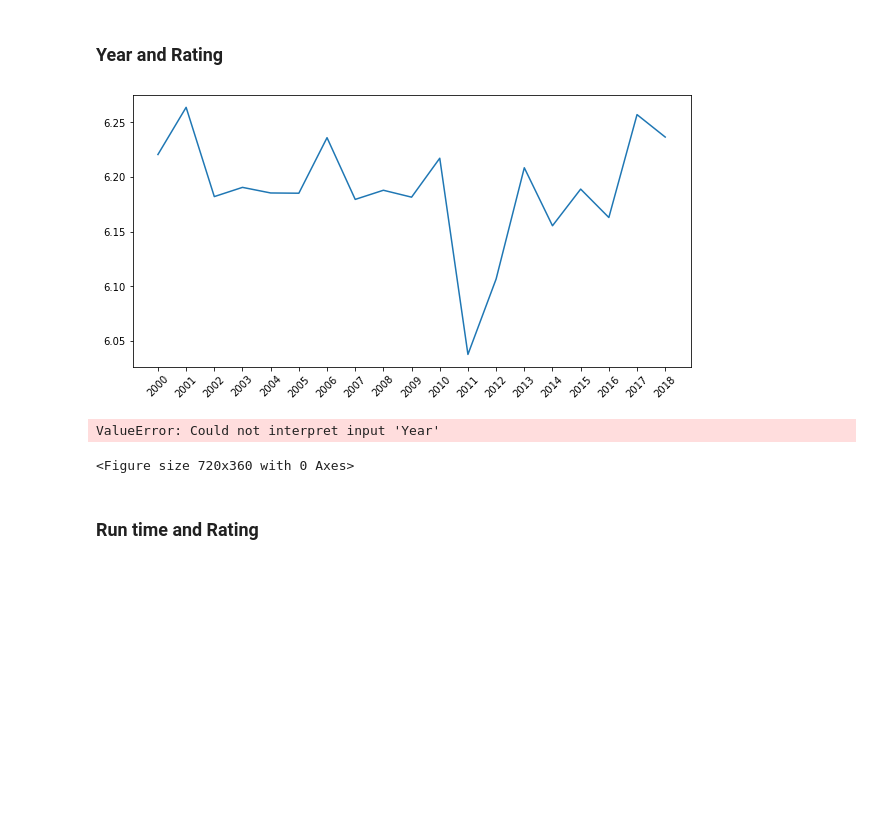
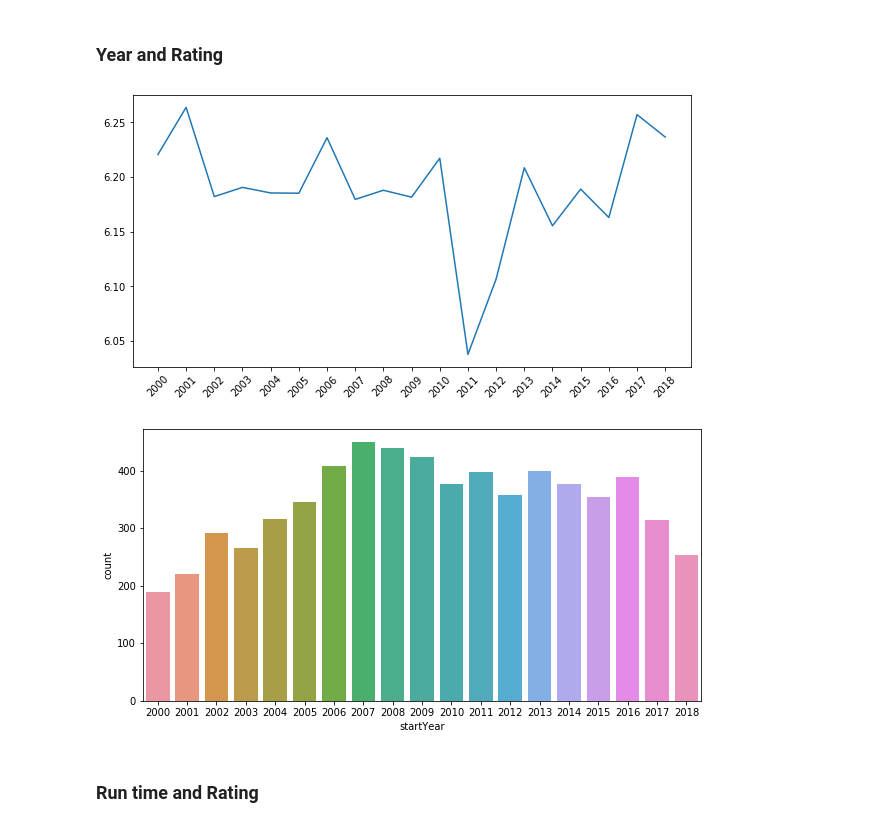
Before and after one commit to pupboss/CE7454-Project-Fall2019, a Jupyter notebook: notebook/notebook.ipynb, the cells around one changed output. Cells and saved outputs as stored; diff of their text form; code cells hidden in the pictures; blank space fills up the shorter version.

```diff
--- a/notebook/notebook.ipynb
+++ b/notebook/notebook.ipynb
@@ -190,23 +190,22 @@ plt.show()
 # %%
 year_rating = []
 for year in range(2000,2019):
     rating = imdb[imdb['startYear'] == year]['ratings'].sum()
     movie_num = (imdb['startYear'] == year).sum()
     rating /= movie_num
     year_rating.append(rating)
 
 plt.figure(figsize=(10,5))
 plt.plot(range(2000,2019), year_rating)
 plt.xticks(list(range(2000,2019)), rotation=45)
 plt.show()
 
 plt.figure(figsize=(10,5))
-sns.countplot(x='Year',data=imdb)
+sns.countplot(x='startYear',data=imdb)
 plt.show()
 # %% [output]
 [figure]
-ValueError: Could not interpret input 'Year'
-<Figure size 720x360 with 0 Axes>
+[figure, added]
 # %% [markdown]
 ### Run time and Rating
 # %%
```
Also changed, not shown: parts of 5 cells of this notebook, 6 other files.
